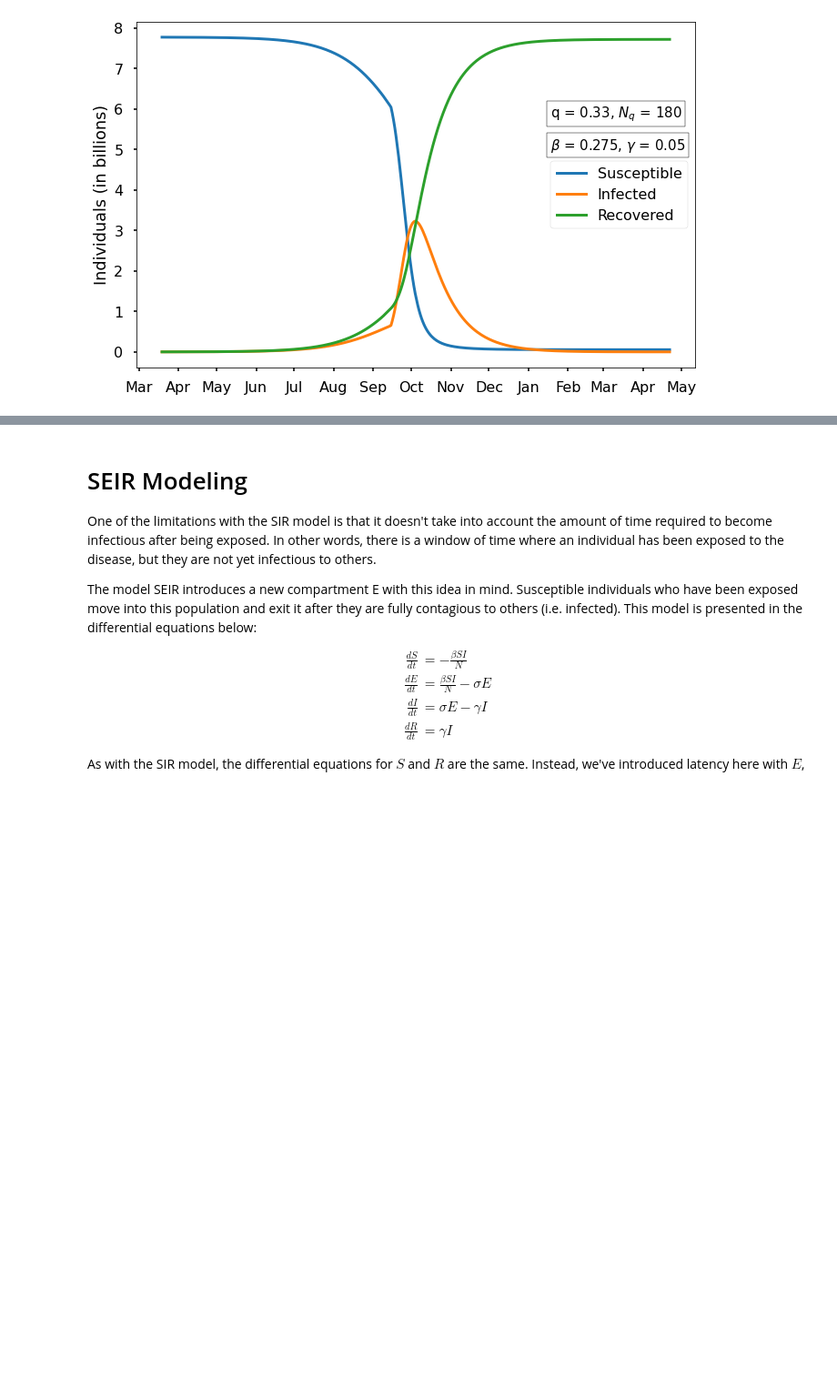
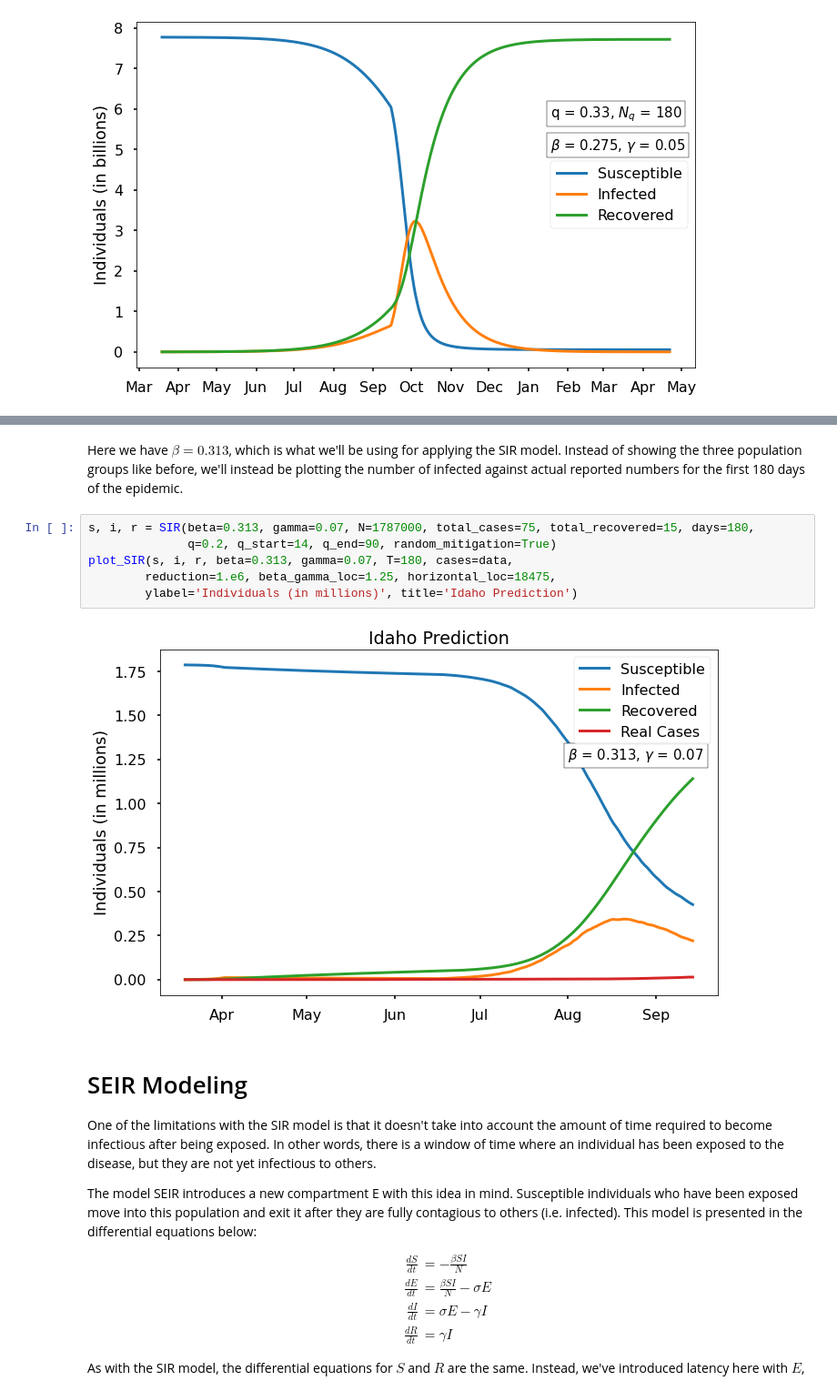
Before and after one commit to benjaminwarner/senior-project, a Jupyter notebook: SIR_Modeling.ipynb, the cells around one changed output, grey strips where cells are left out. Shown: that part at 91% size. Cells and saved outputs as stored; diff of their text form; blank space fills up the shorter version.

```diff
--- a/SIR_Modeling.ipynb
+++ b/SIR_Modeling.ipynb
@@ -338 +358,11 @@ plot_SIR(s, i, r, beta=0.275, q=0.33, Nq=90,
+# %% [markdown]
+Here we have $\beta = 0.313$, which is what we'll be using for applying the SIR model. Instead of showing the three population groups like before, we'll instead be plotting the number of infected against actual reported numbers for the first 180 days of the epidemic.
+# %%
+s, i, r = SIR(beta=0.313, gamma=0.07, N=1787000, total_cases=75, total_recovered=15, days=180,
+              q=0.2, q_start=14, q_end=90, random_mitigation=True)
+plot_SIR(s, i, r, beta=0.313, gamma=0.07, T=180, cases=data,
+        reduction=1.e6, beta_gamma_loc=1.25, horizontal_loc=18475,
+        ylabel='Individuals (in millions)', title='Idaho Prediction')
+# %% [output]
+[figure, added]
 # %% [markdown]
```
Also changed, not shown: parts of 13 cells of this notebook.
